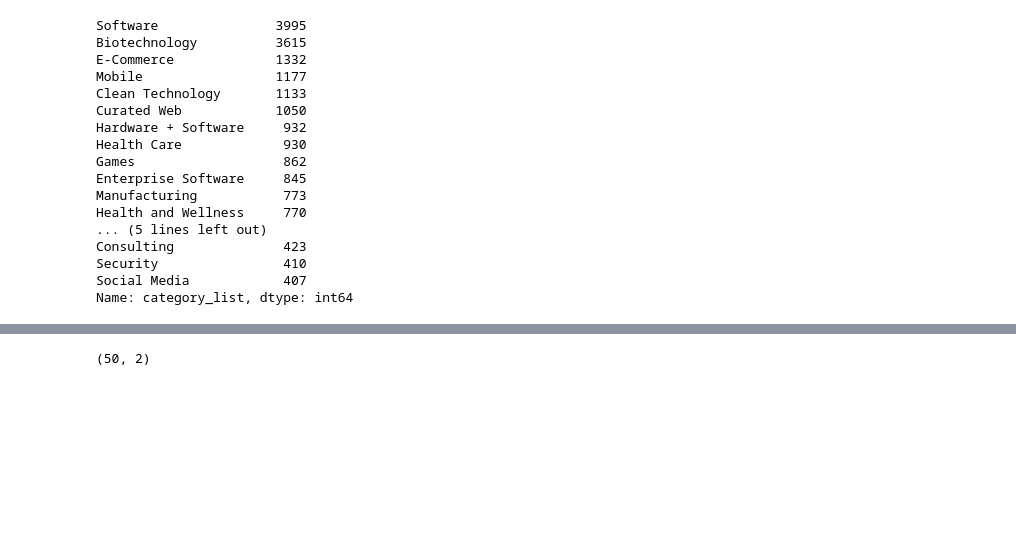
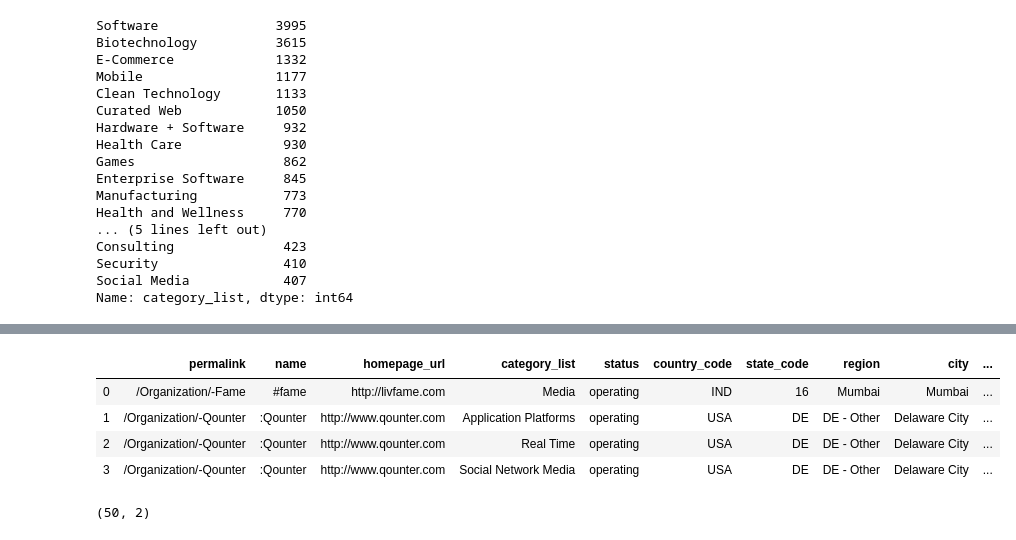
Before and after one commit to Akshaychikara/Company-s-Investment-Strategy---DS-Problem, a Jupyter notebook: Comapny's Investment Strategy.ipynb, the cells around one changed output, grey strips where cells are left out. Saved outputs shown, nothing was run; the diff lists cells and outputs as text; code cells hidden in the pictures; blank space fills up the shorter version.

```diff
--- a/Comapny's Investment Strategy.ipynb
+++ b/Comapny's Investment Strategy.ipynb
@@ -182,3 +182,27 @@ Consulting              423
 Security                410
 Social Media            407
 Name: category_list, dtype: int64
+# %%
+# In company categoty_list there are multiple categories (seperated by |) mentioned for a company
+# Lets extract each category from it and create new row for each in table and delete original row
+from tqdm import tqdm_notebook as tqdm
+
+cat_col = company['category_list']
+company_new = pd.DataFrame(columns=company.columns)
+for index, data in tqdm(cat_col.iteritems()):
+  #  print(index, data)
+    cats = []
+    row = company.iloc[index]
+    if(type(data) != 'str'):
+        company_new = company_new.append(row, ignore_index=True)
+        continue
+
+    if '|' in data:
+        cats = data.split('|')
+       # print(cats)
+        for i in range(len(cats)):
+            company_new = company_new.append(row, ignore_index=True)
+          #  print(cats[i])
+            company_new.iloc[-1]['category_list'] = cats[i]
+    else:
+        company_new = company_new.append(row, ignore_index=True)
@@ -185,3 +211,11 @@ Name: category_list, dtype: int64
+# %%
+company_new.shape
+# %% [output]
+|  | permalink | name | homepage_url | category_list | status | country_code | state_code | region | city | ... |
+| 0 | /Organization/-Fame | #fame | http://livfame.com | Media | operating | IND | 16 | Mumbai | Mumbai | ... |
+| 1 | /Organization/-Qounter | :Qounter | http://www.qounter.com | Application Platforms | operating | USA | DE | DE - Other | Delaware City | ... |
+| 2 | /Organization/-Qounter | :Qounter | http://www.qounter.com | Real Time | operating | USA | DE | DE - Other | Delaware City | ... |
+| 3 | /Organization/-Qounter | :Qounter | http://www.qounter.com | Social Network Media | operating | USA | DE | DE - Other | Delaware City | ... |
 # %%
 # lets see if same company listed many times and category is not mentioned
 names = company[company['category_list'].isna()]['name']
```
Also changed, not shown: parts of 27 cells of this notebook.
